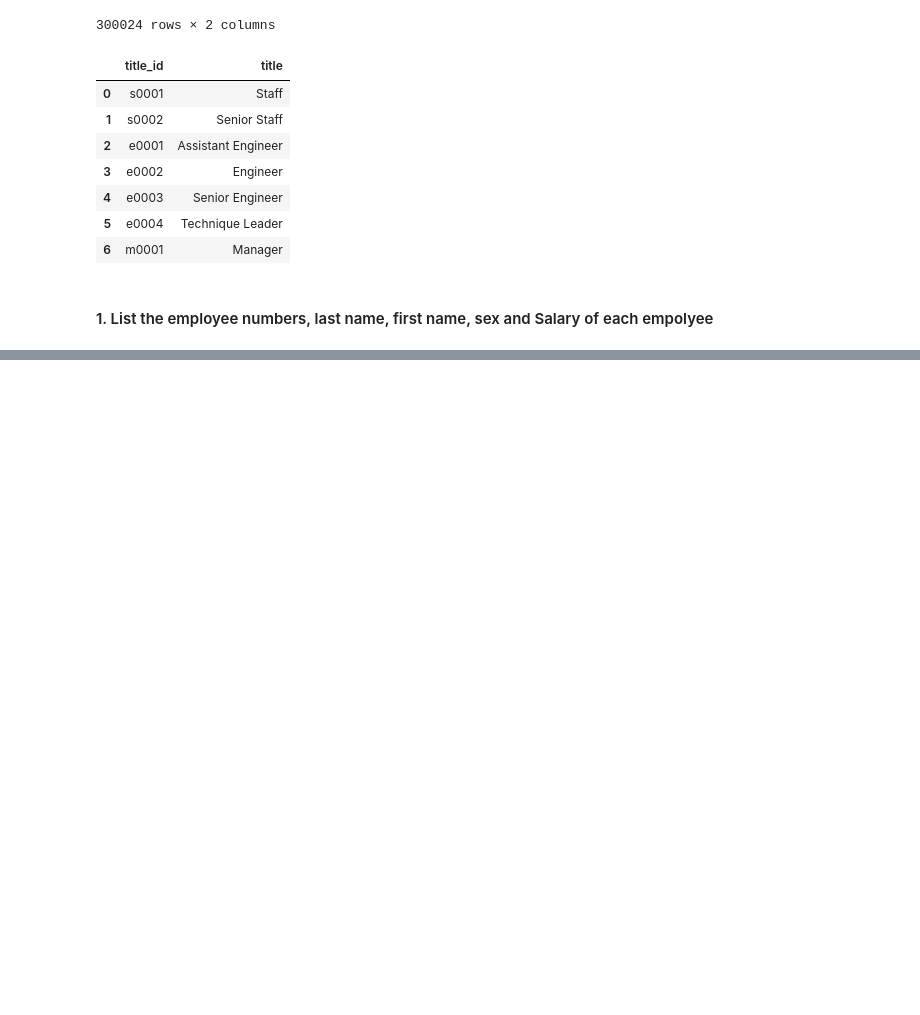
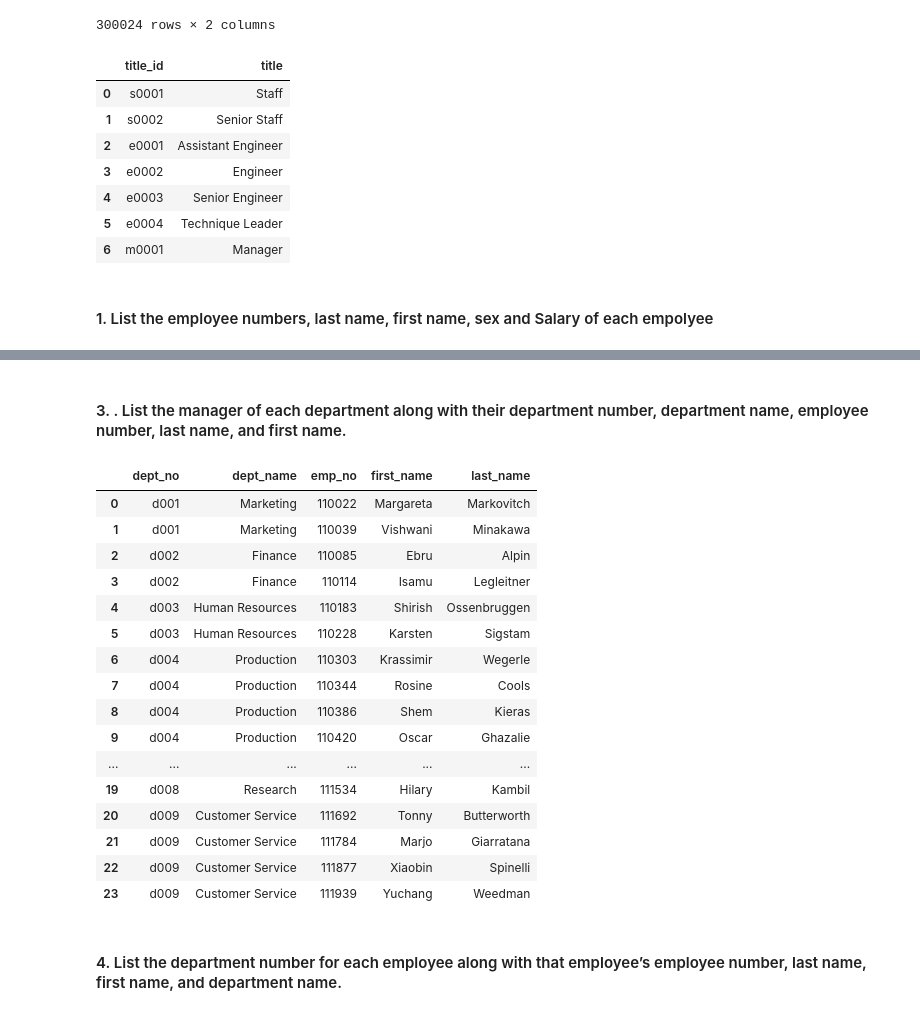
Before and after one commit to PeterTramm/sql-challenge, a Jupyter notebook: EmployeeSQL/Starter_Code/Python_data_analysis.ipynb, the cells around one changed output, grey strips where cells are left out. Cells and saved outputs as stored; diff of their text form; code cells hidden in the pictures; blank space fills up the shorter version.

```diff
--- a/EmployeeSQL/Starter_Code/Python_data_analysis.ipynb
+++ b/EmployeeSQL/Starter_Code/Python_data_analysis.ipynb
@@ -134,0 +184,29 @@ titles_db
+# %% [markdown]
+#### 3. . List the manager of each department along with their department number, department name, employee number, last name, and first name.
+# %%
+#Merge departments, dept_manager
+managers_dept = pd.merge(departments_db, dept_manager_db, on = 'dept_no')
+#Merge with emploiyees
+managers_dept = pd.merge(managers_dept,employees_db, on = 'emp_no')
+# %%
+managers_dept[['dept_no','dept_name','emp_no','first_name','last_name']]
+# %% [output]
+|  | dept_no | dept_name | emp_no | first_name | last_name |
+| 0 | d001 | Marketing | 110022 | Margareta | Markovitch |
+| 1 | d001 | Marketing | 110039 | Vishwani | Minakawa |
+| 2 | d002 | Finance | 110085 | Ebru | Alpin |
+| 3 | d002 | Finance | 110114 | Isamu | Legleitner |
+| 4 | d003 | Human Resources | 110183 | Shirish | Ossenbruggen |
+| 5 | d003 | Human Resources | 110228 | Karsten | Sigstam |
+| 6 | d004 | Production | 110303 | Krassimir | Wegerle |
+| 7 | d004 | Production | 110344 | Rosine | Cools |
+| 8 | d004 | Production | 110386 | Shem | Kieras |
+| 9 | d004 | Production | 110420 | Oscar | Ghazalie |
+| ... | ... | ... | ... | ... | ... |
+| 19 | d008 | Research | 111534 | Hilary | Kambil |
+| 20 | d009 | Customer Service | 111692 | Tonny | Butterworth |
+| 21 | d009 | Customer Service | 111784 | Marjo | Giarratana |
+| 22 | d009 | Customer Service | 111877 | Xiaobin | Spinelli |
+| 23 | d009 | Customer Service | 111939 | Yuchang | Weedman |
+# %% [markdown]
+#### 4. List the department number for each employee along with that employee’s employee number, last name, first name, and department name.
```
Also changed, not shown: parts of 21 cells of this notebook.
